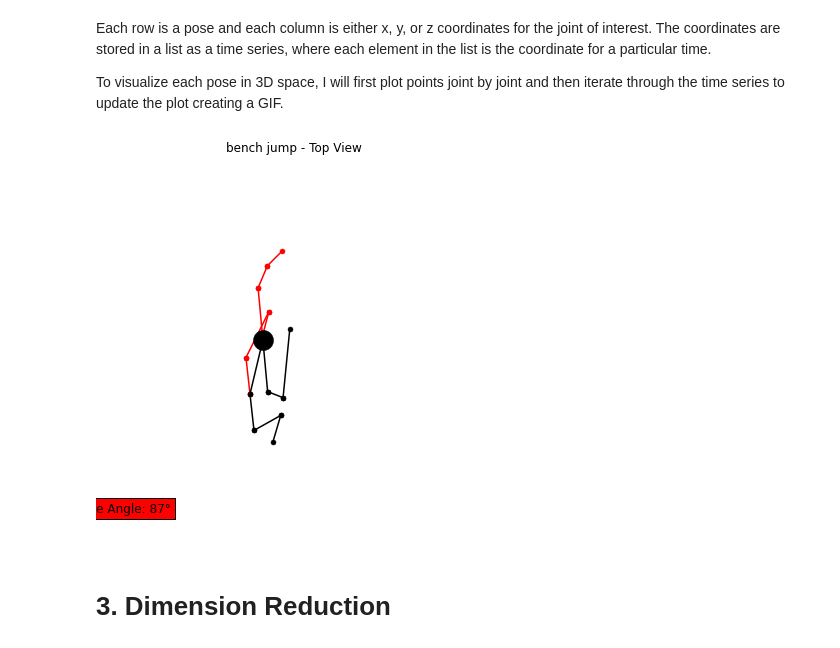
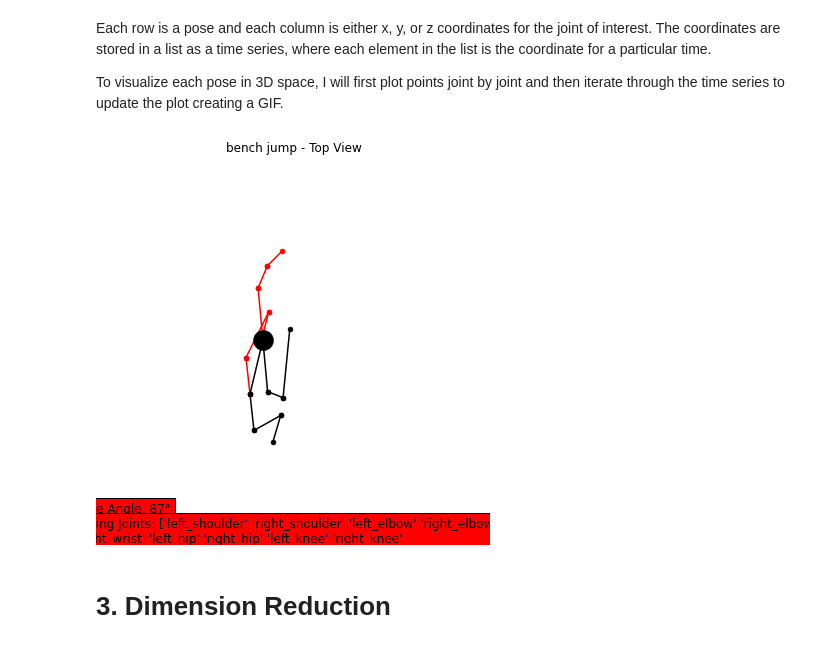
Before and after one commit to vineetver/Pose, a Jupyter notebook: Pose.ipynb, the cells around one changed output. Saved outputs shown, nothing was run; the diff lists cells and outputs as text; code cells hidden in the pictures.

Commit message:
Added Moving joints

```diff
--- a/Pose.ipynb
+++ b/Pose.ipynb
@@ -90,0 +88,11 @@ pose = 9
+# %%
+def get_pose():
+    user_input = input('Enter a pose (0 to 59): ')
+    if user_input.isdigit():
+        pose = poses[int(user_input)]
+        print(f'The pose chosen is : {pose}')
+    else:
+        print(f'{user_input} is not a valid pose number. Please input a number between 0 and 59.')
+    return int(user_input)
+
+pose = get_pose()
@@ -103,7 +113,6 @@ def animate(i):
     This function is called every frame and updates the plot.
     The first argument is the current frame number.
     """
-
     ax.clear()
 
     ## left shoulder and left elbow
@@ -130,12 +139,12 @@ def animate(i):
         [df['yY_right_elbow'][pose][i], df['yY_right_wrist'][pose][i]],
         [df['zZ_right_elbow'][pose][i], df['zZ_right_wrist'][pose][i]], marker='o', color='red', label='right_wrist', markersize=5, markeredgewidth=0.5)
 
-    ## Head
+    ## center of the left shoulder and right shoulder (Head)
     x = (df['xX_left_shoulder'][pose][i] + df['xX_right_shoulder'][pose][i])/2
     y = (df['yY_right_shoulder'][pose][i] + df['yY_left_shoulder'][pose][i])/2
     z = (df['zZ_right_shoulder'][pose][i] + df['zZ_left_shoulder'][pose][i])/2
 
-    ## Hip
+    ## Center of the hip
     x_hip = (df['xX_left_hip'][pose][i] + df['xX_right_hip'][pose][i])/2
     y_hip = (df['yY_right_hip'][pose][i] + df['yY_left_hip'][pose][i])/2
     z_hip = (df['zZ_right_hip'][pose][i] + df['zZ_left_hip'][pose][i])/2
@@ -158,6 +167,7 @@ def animate(i):
         [df['yY_left_hip'][pose][i], df['yY_left_knee'][pose][i]],
         [df['zZ_left_hip'][pose][i], df['zZ_left_knee'][pose][i]], marker='o', color='black', label='left_wrist', markersize=5, markeredgewidth=0.5)
 
+    ## left knee and left ankle
     ax.plot(
         [df['xX_left_knee'][pose][i], df['xX_left_ankle'][pose][i]],
         [df['yY_left_knee'][pose][i], df['yY_left_ankle'][pose][i]],
@@ -169,49 +179,71 @@ def animate(i):
         [df['yY_right_hip'][pose][i], df['yY_right_knee'][pose][i]],
         [df['zZ_right_hip'][pose][i], df['zZ_right_knee'][pose][i]], marker='o', color='red', label='right_wrist', markersize=5, markeredgewidth=0.5)
 
+    ## right knee to right ankle
     ax.plot(
         [df['xX_right_knee'][pose][i], df['xX_right_ankle'][pose][i]],
         [df['yY_right_knee'][pose][i], df['yY_right_ankle'][pose][i]],
         [df['zZ_right_knee'][pose][i], df['zZ_right_ankle'][pose][i]], marker='o', color='red', label='right_wrist', markersize=5, markeredgewidth=0.5)
 
-    ## left hip to right hip
+    ## left hip to center of hip
     ax.plot(
         [df['xX_left_hip'][pose][i], x_hip],
         [df['yY_left_hip'][pose][i], y_hip],
         [df['zZ_left_hip'][pose][i], z_hip], marker='o', color='black', label='left_hip', markersize=5, markeredgewidth=0.5)
 
+    ## right hip to center of hip
     ax.plot(
         [df['xX_right_hip'][pose][i], x_hip],
         [df['yY_right_hip'][pose][i], y_hip],
         [df['zZ_right_hip'][pose][i], z_hip], marker='o', color='red', label='right_hip', markersize=5, markeredgewidth=0.5)
 
+    ## Head
     plt.plot([x], [y], [z], marker='o', color='black', linestyle='dashed', label='head', markersize=20, markeredgewidth=0.5)
 
     ## Spine
     ax.plot(
         [x_hip, x],
         [y_hip, y],
         [z_hip, z], marker='o', color='black', label='spine', markersize=5, markeredgewidth=0.5)
 
     ax.axis('off')
     ax.title.set_text(f'{(poses[pose])} - Top View')
     ax.set_xlim([-1, 1])
     ax.view_init(elev=10., azim=85)
 
+    ## Spine Angle
+    spine_yz = np.array([0, np.linalg.norm(y_hip - y), np.linalg.norm(z_hip - z)]) ## spine in yz plane
+    plane_yz = np.array([0, 1, 1]) ## yz plane
 
-    spine_yz = np.array([0, np.linalg.norm(y_hip - y), np.linalg.norm(z_hip - z)])
-    plane_yz = np.array([0, 1, 1])
+    dist = spatial.distance.cosine(spine_yz, plane_yz) ## cosine of the angle between the two vectors
+    spine_angle = np.arccos(dist) ## cos inverse of the dist to get the angle
+    spine_angle = spine_angle * (180/np.pi) ## convert to degrees
+    _ = ax.text(1.5, -0.8, 0.6, f'Spine Angle: {spine_angle:.0f}°', bbox=dict(facecolor='red'), fontsize=12, transform=ax.transAxes)
 
-    dist = spatial.distance.cosine(spine_yz, plane_yz)
-    spine_angle = np.arccos(dist)
-    spine_angle = spine_angle * (180/np.pi)
-    _ = ax.text(1.5, -0.8, 0.6, f'Spine Angle: {spine_angle:.0f}°', bbox=dict(facecolor='red'), fontsize=12, transform=ax.transAxes)
+    ## Moving Joints
+    std = []
+    for idx in range(len(df.columns[1:])):
+        std.append(np.std(df[df.columns[idx+1]][pose]))
+
+    data = pd.DataFrame(std, columns=['std'])
+    data['joints'] = df.columns[1:]
+    data['label'] = data.apply(lambda x: 1 if x['std'] > 0. else 0, axis=1)
+
+    ## strip yY_, xX_, zZ_ from the joint names
+    data['joints'] = data['joints'].apply(lambda x: re.sub('yY_', '', x))
+    data['joints'] = data['joints'].apply(lambda x: re.sub('xX_', '', x))
+    data['joints'] = data['joints'].apply(lambda x: re.sub('zZ_', '', x))
+    data = data.drop_duplicates(subset='joints', keep='first')
+
+    not_moving = data[data['label'] == 1]['joints'].values
+
+    _ = ax.text(1.5, -0.8, -2, f'Moving Joints: {not_moving}', bbox=dict(facecolor='red'), fontsize=12, transform=ax.transAxes)
 
 frames = 60
 gif = anim.FuncAnimation(fig, animate, frames=frames, interval=1)
 gif.save(f'{df["name"][pose]}.gif', fps=100, dpi=100, bitrate=2000, writer='pillow')
 # %% [output]
-[figure, old version]
+[figure, new version]
 # %% [markdown]
 # 3. Dimension Reduction
 # %% [markdown]
```
Also changed, not shown: parts of 11 cells of this notebook, 1 other file.
